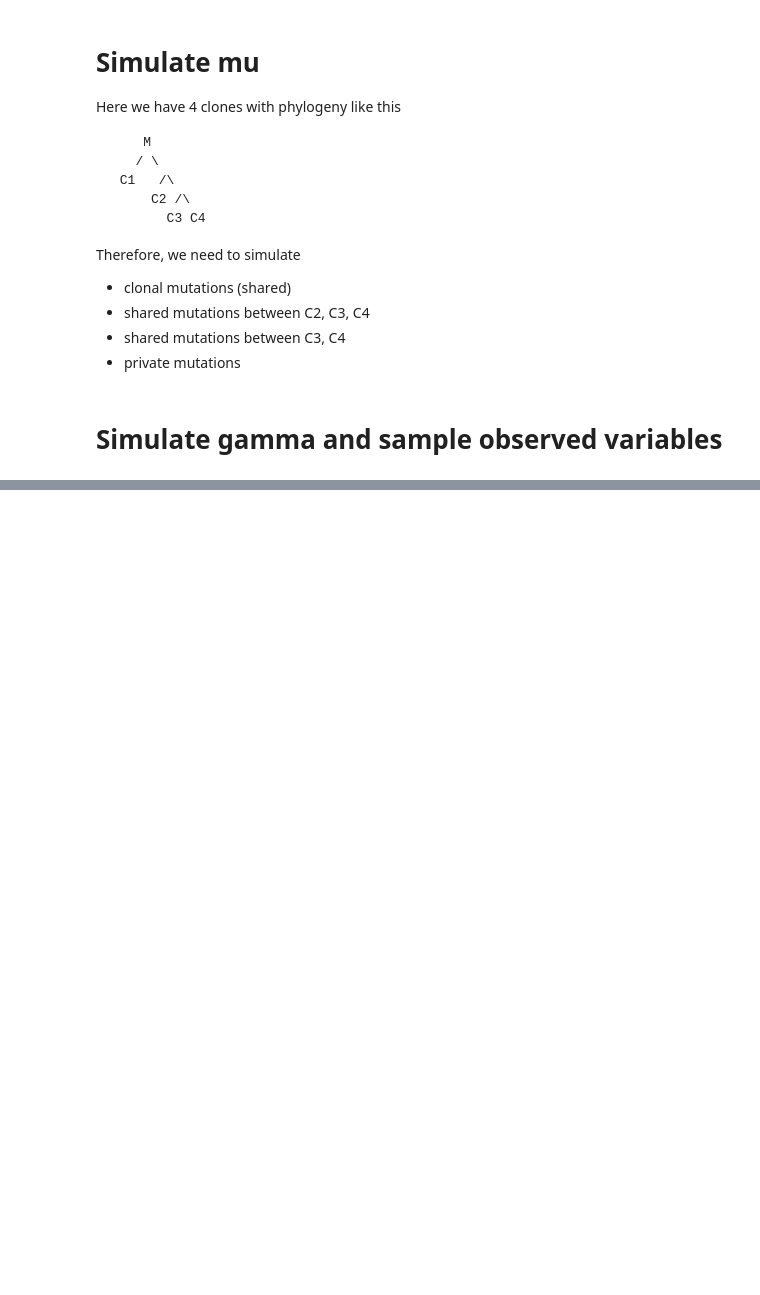
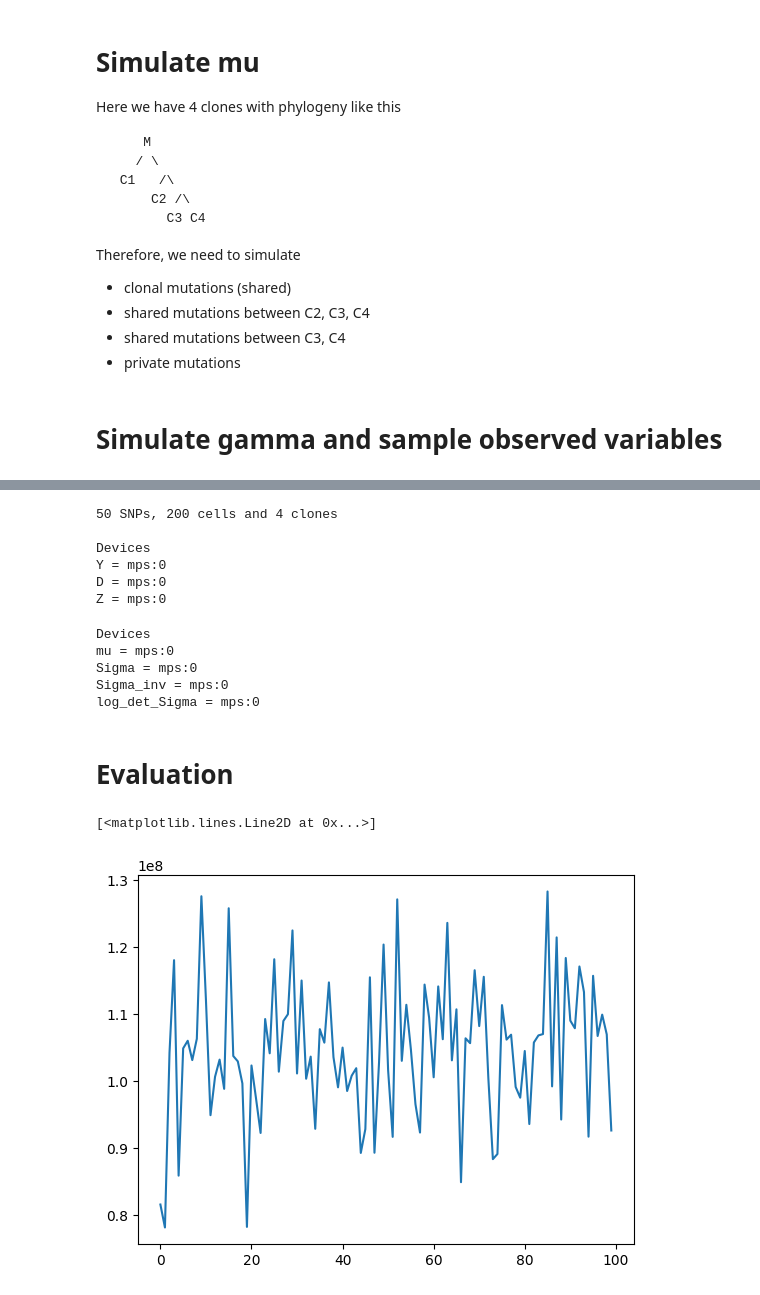
Before and after one commit to elena-buscaroli/snv_caller, a Jupyter notebook: binomial_lik/simulation.ipynb, the cells around one changed output, grey strips where cells are left out. Drawn from its saved outputs; the diff is of its cells as text; code cells hidden in the pictures; blank space fills up the shorter version.

```diff
--- a/binomial_lik/simulation.ipynb
+++ b/binomial_lik/simulation.ipynb
@@ -218,0 +238,77 @@ sns.clustermap(theta, col_colors=[color_map[i] for i in clone_ids], col_linkage=
+# %%
+# device = torch.device("cuda")
+device = torch.device("mps")
+# %%
+# convert to tensor the data
+Y = torch.tensor(AD_true).to(device=device)
+D = torch.tensor(DP_true).to(device=device)
+Z = torch.tensor(clone_ids, dtype=torch.int, device=device)
+
+V, N = Y.shape  # #mutations x #cells
+K = len(Z.unique())  # #clones
+
+assert Y.shape[1] == D.shape[1]
+assert Y.shape[1] == Z.shape[0]
+print(f"{V} SNPs, {N} cells and {K} clones\n")
+
+print(f"Devices\nY = {Y.device}\nD = {D.device}\nZ = {Z.device}")
+# %% [output]
+50 SNPs, 200 cells and 4 clones
+
+Devices
+Y = mps:0
+D = mps:0
+Z = mps:0
+# %%
+# mu = [torch.zeros(N, requires_grad=True, dtype=torch.float32, device=device) for _ in range(K)]
+mu = torch.full((V,N), fill_value=0.5, requires_grad=True, dtype=torch.float32, device=device)
+
+Sigma = torch.tensor(kernel, dtype=torch.float32, device=device) + 1e-6*torch.eye(N, device=device)
+Sigma_inv = torch.linalg.inv(Sigma)  # inverese of Sigma -> N x N
+log_det_Sigma = torch.logdet(Sigma)  # log of determinant of Sigma
+
+print(f"Devices\nmu = {mu.device}\nSigma = {Sigma.device}\nSigma_inv = {Sigma_inv.device}\nlog_det_Sigma = {log_det_Sigma.device}")
+
+start_time = time.time()
+
+optimizer = optim.Adam([mu], lr=0.005)
+losses = []
+# for epoch in range(100):
+for i in tqdm(range(100)):
+    optimizer.zero_grad()  # reset the gradient
+
+    # gamma_store = torch.zeros((V, K, N))  # store all gammas
+    gamma_store = torch.zeros((V, N))  # store all gammas
+    total_laplace = 0.0
+    for v in range(V):
+        for k in np.unique(Z.to("cpu")):
+            # compute log p(y_v | d_v, mu_v, Sigma) with laplace approx
+            y_v = Y[v, :]
+            d_v = D[v, :]
+            # laplace_term, gamma_hat = compute_laplace_term(y_v, d_v, mu[k-1], Sigma_inv, Z, k)
+            laplace_term, gamma_hat = compute_laplace_term(y_v, d_v, mu[v,:], Sigma_inv, Z, k)
+            total_laplace += laplace_term
+            gamma_store[v, k-1] = gamma_hat
+
+    loss = -total_laplace
+    loss.backward()
+    optimizer.step()
+
+    losses.append(loss.item())
+
+    # print(f"Epoch {epoch}: Loss = {loss.item():.3f}")
+
+end_time = time.time()
+# %% [output]
+Devices
+mu = mps:0
+Sigma = mps:0
+Sigma_inv = mps:0
+log_det_Sigma = mps:0
+# %% [markdown]
+# Evaluation
+# %%
+plt.plot(losses)
+# %% [output]
+[<matplotlib.lines.Line2D at 0x...>]
+[figure, added]
```
Also changed, not shown: parts of 16 cells of this notebook, 3 other files.
